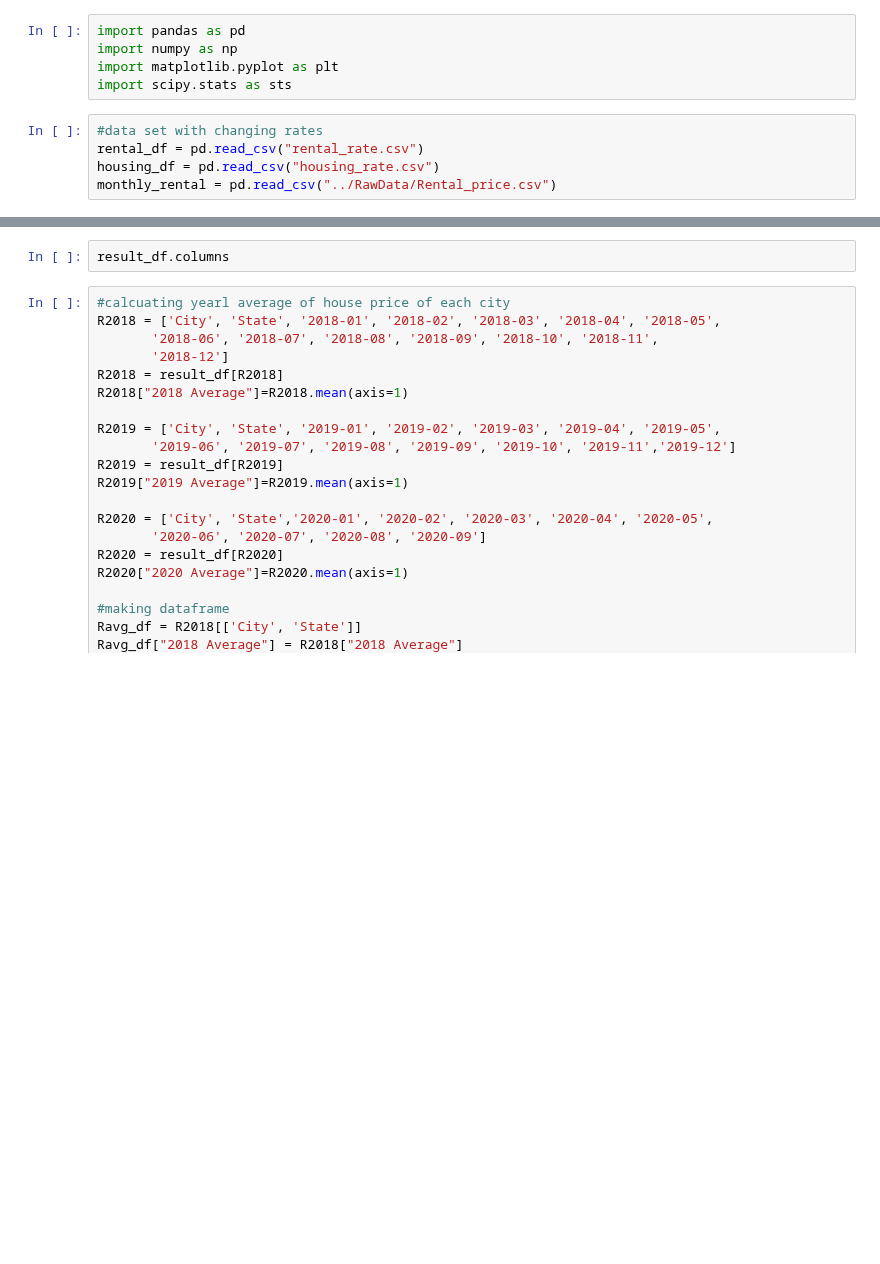
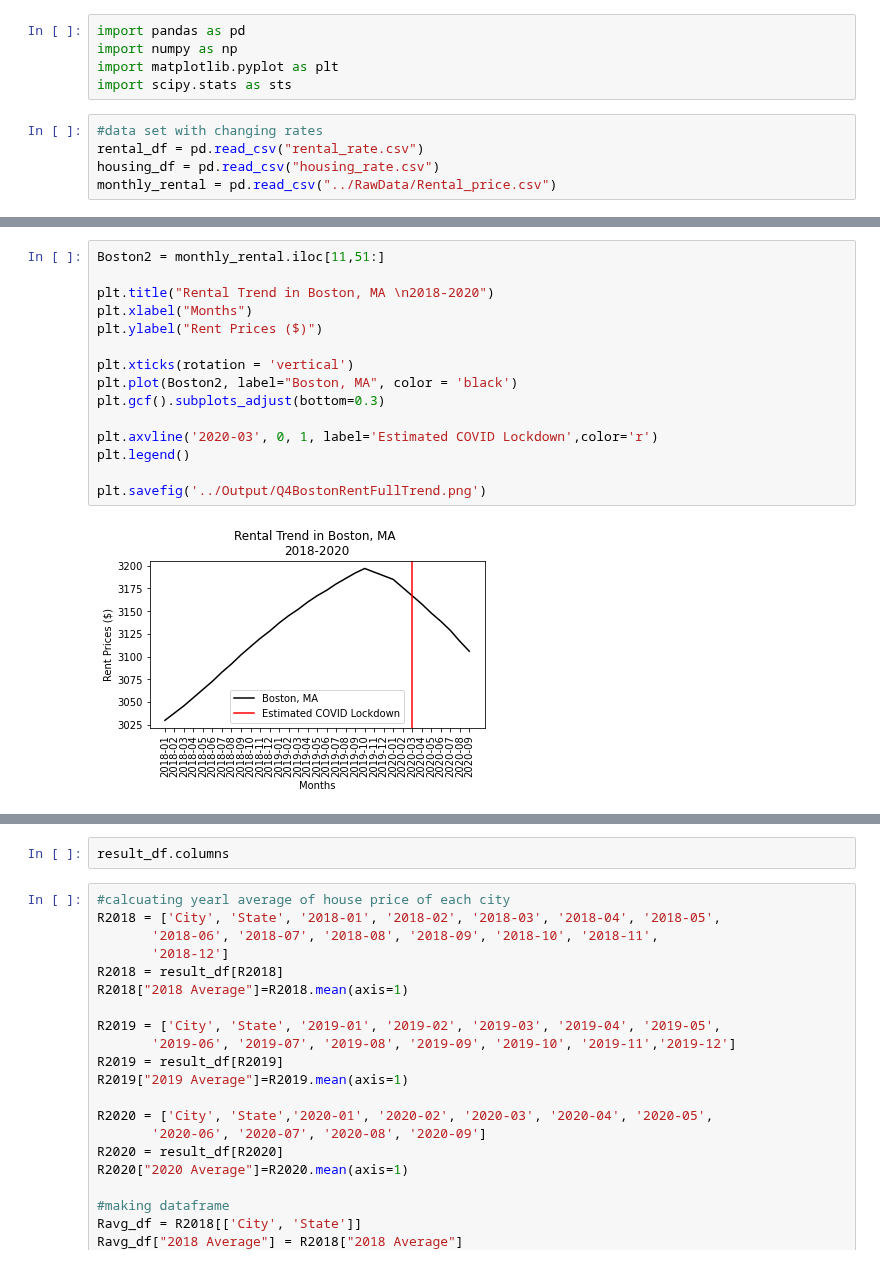
Before and after one commit to stellakk75/HousingMarketCOVID-19Project, a Jupyter notebook: QuestionsAnalysis/Q4_rental.ipynb, the cells around one changed output, grey strips where cells are left out. Cells and saved outputs as stored; diff of their text form; blank space fills up the shorter version.

```diff
--- a/QuestionsAnalysis/Q4_rental.ipynb
+++ b/QuestionsAnalysis/Q4_rental.ipynb
@@ -18,3 +58,20 @@ Atlanta
+# %%
+Boston2 = monthly_rental.iloc[11,51:]
+
+plt.title("Rental Trend in Boston, MA \n2018-2020")
+plt.xlabel("Months")
+plt.ylabel("Rent Prices ($)")
+
+plt.xticks(rotation = 'vertical')
+plt.plot(Boston2, label="Boston, MA", color = 'black')
+plt.gcf().subplots_adjust(bottom=0.3)
+
+plt.axvline('2020-03', 0, 1, label='Estimated COVID Lockdown',color='r')
+plt.legend()
+
+plt.savefig('../Output/Q4BostonRentFullTrend.png')
+# %% [output]
+[figure, added]
 # %%
 del rental_df["Unnamed: 0"]
 rental_df
```
Also changed, not shown: parts of 8 cells of this notebook, 5 other files.
